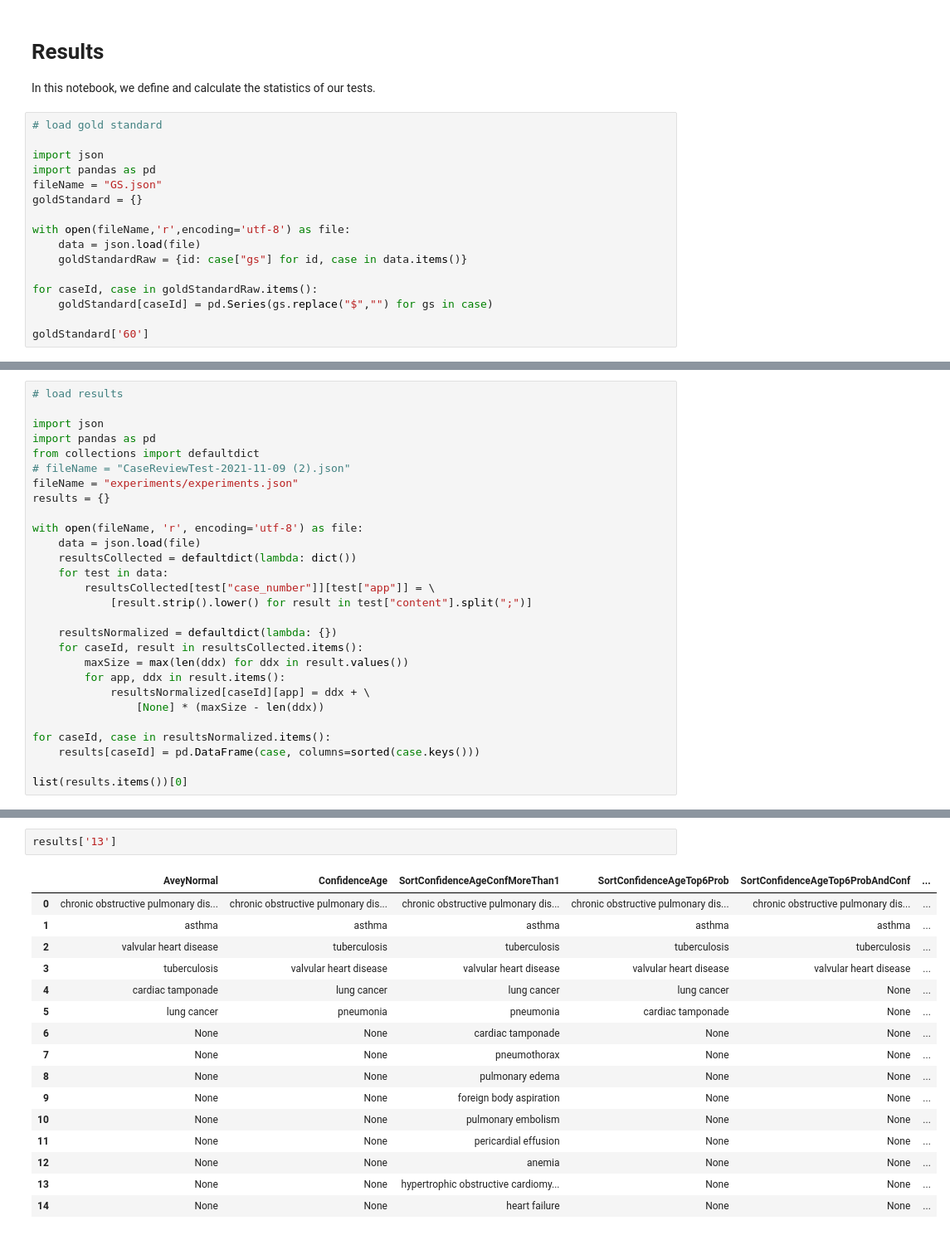
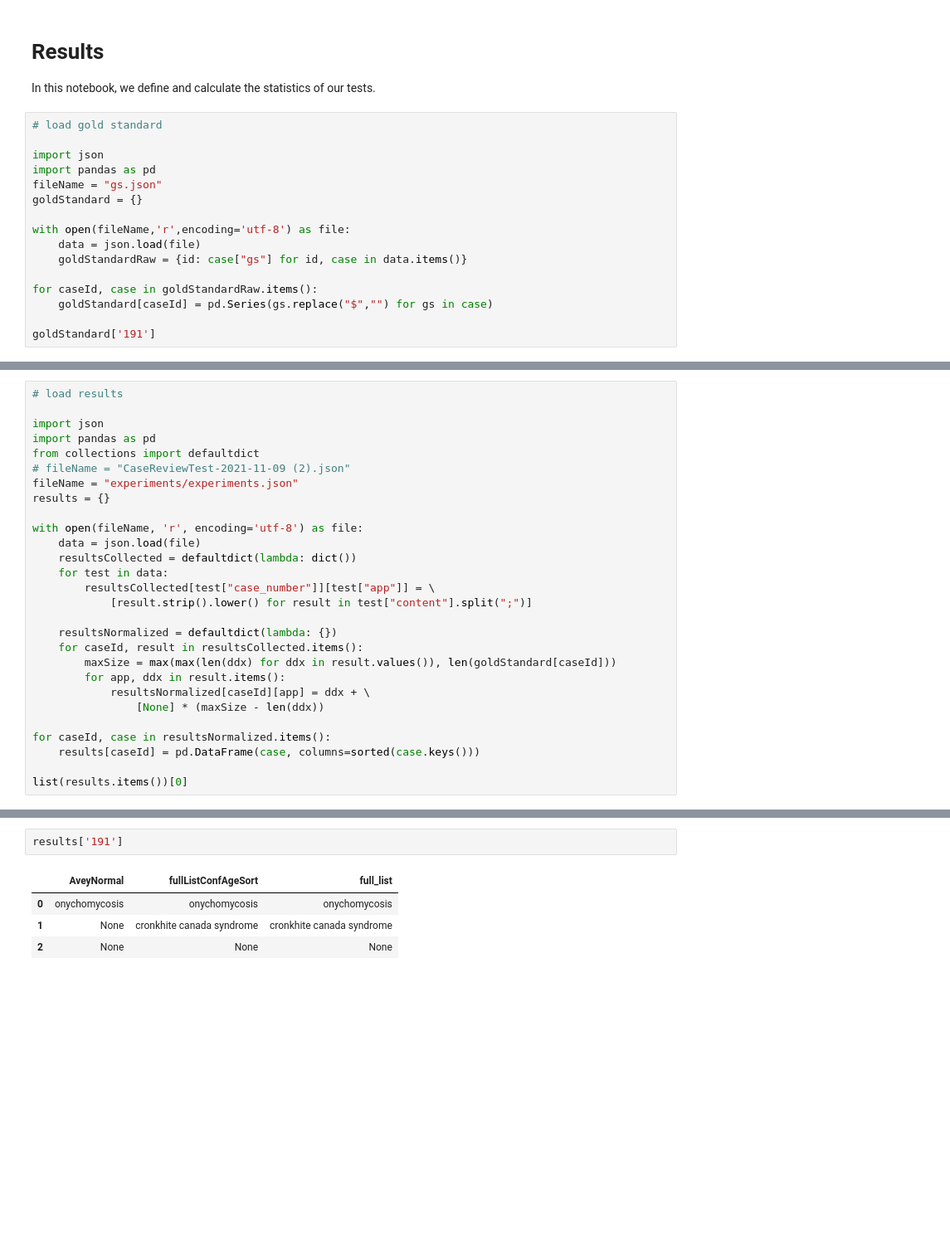
Before and after one commit to rimads/avey-paper, a Jupyter notebook: main.ipynb, the cells around one changed output, grey strips where cells are left out. Shown at 83% size. Drawn from its saved outputs; the diff is of its cells as text; blank space fills up the shorter version.

```diff
--- a/main.ipynb
+++ b/main.ipynb
@@ -6,7 +6,7 @@ In this notebook, we define and calculate the statistics of our tests.
 
 import json
 import pandas as pd
-fileName = "GS.json"
+fileName = "gs.json"
 goldStandard = {}
 
 with open(fileName,'r',encoding='utf-8') as file:
@@ -16,5 +16,5 @@ with open(fileName,'r',encoding='utf-8') as file:
 for caseId, case in goldStandardRaw.items():
     goldStandard[caseId] = pd.Series(gs.replace("$","") for gs in case)
 
-goldStandard['60']
+goldStandard['191']
 # %% [output]
@@ -40,7 +41,7 @@ with open(fileName, 'r', encoding='utf-8') as file:
 
     resultsNormalized = defaultdict(lambda: {})
     for caseId, result in resultsCollected.items():
-        maxSize = max(len(ddx) for ddx in result.values())
+        maxSize = max(max(len(ddx) for ddx in result.values()), len(goldStandard[caseId]))
         for app, ddx in result.items():
             resultsNormalized[caseId][app] = ddx + \
                 [None] * (maxSize - len(ddx))
@@ -70,22 +71,10 @@ list(results.items())[0]
 # %%
-results['13']
+results['191']
 # %% [output]
-|  | AveyNormal | ConfidenceAge | SortConfidenceAgeConfMoreThan1 | SortConfidenceAgeTop6Prob | SortConfidenceAgeTop6ProbAndConf | ... |
-| 0 | chronic obstructive pulmonary dis... | chronic obstructive pulmonary dis... | chronic obstructive pulmonary dis... | chronic obstructive pulmonary dis... | chronic obstructive pulmonary dis... | ... |
-| 1 | asthma | asthma | asthma | asthma | asthma | ... |
-| 2 | valvular heart disease | tuberculosis | tuberculosis | tuberculosis | tuberculosis | ... |
-| 3 | tuberculosis | valvular heart disease | valvular heart disease | valvular heart disease | valvular heart disease | ... |
-| 4 | cardiac tamponade | lung cancer | lung cancer | lung cancer | None | ... |
-| 5 | lung cancer | pneumonia | pneumonia | cardiac tamponade | None | ... |
-| 6 | None | None | cardiac tamponade | None | None | ... |
-| 7 | None | None | pneumothorax | None | None | ... |
-| 8 | None | None | pulmonary edema | None | None | ... |
-| 9 | None | None | foreign body aspiration | None | None | ... |
-| 10 | None | None | pulmonary embolism | None | None | ... |
-| 11 | None | None | pericardial effusion | None | None | ... |
-| 12 | None | None | anemia | None | None | ... |
-| 13 | None | None | hypertrophic obstructive cardiomy... | None | None | ... |
-| 14 | None | None | heart failure | None | None | ... |
+|  | AveyNormal | fullListConfAgeSort | full_list |
+| 0 | onychomycosis | onychomycosis | onychomycosis |
+| 1 | None | cronkhite canada syndrome | cronkhite canada syndrome |
+| 2 | None | None | None |
 # %%
 # append cold standard to case
 cases = dict()
```
Also changed, not shown: parts of 7 cells of this notebook, 30 other files.
